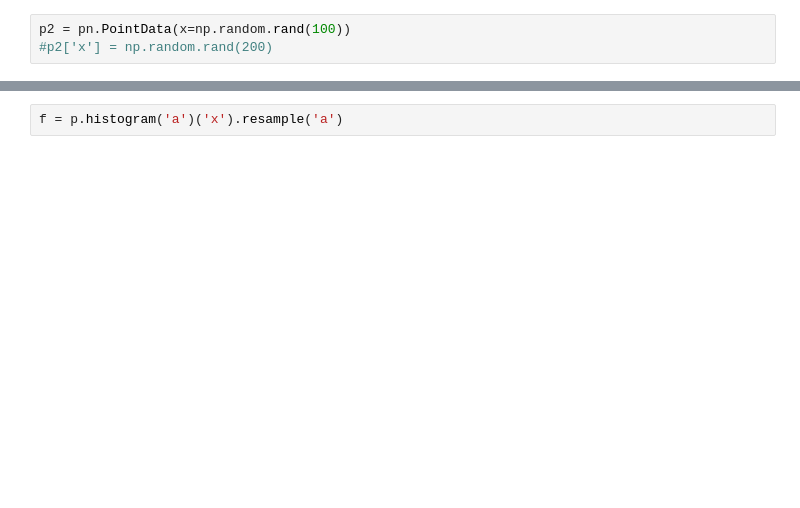
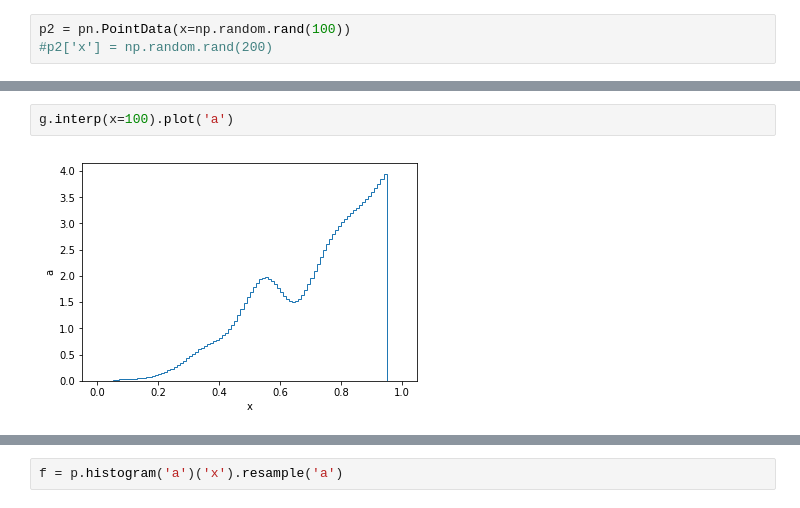
Before and after one commit to philippeller/dama, a Jupyter notebook: notebooks/histo_functions.ipynb, the cells around one changed output, grey strips where cells are left out. Drawn from its saved outputs; the diff is of its cells as text; blank space fills up the shorter version.

```diff
--- a/notebooks/histo_functions.ipynb
+++ b/notebooks/histo_functions.ipynb
@@ -116,0 +142,4 @@ get item 0
+# %%
+g.interp(x=100).plot('a')
+# %% [output]
+[figure, added]
```
Also changed, not shown: parts of 76 cells of this notebook, 3 other files.
